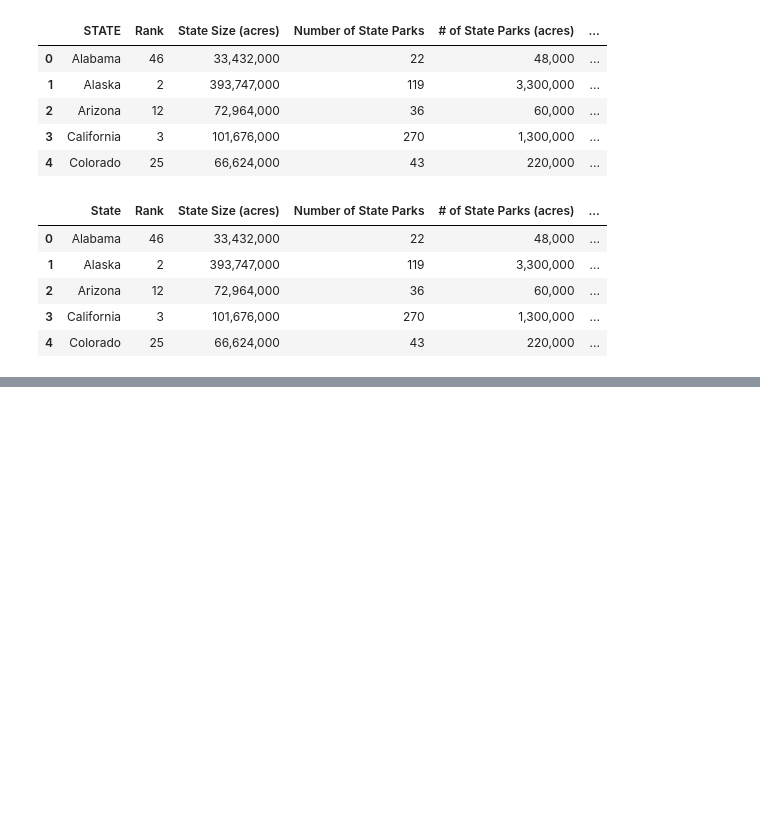
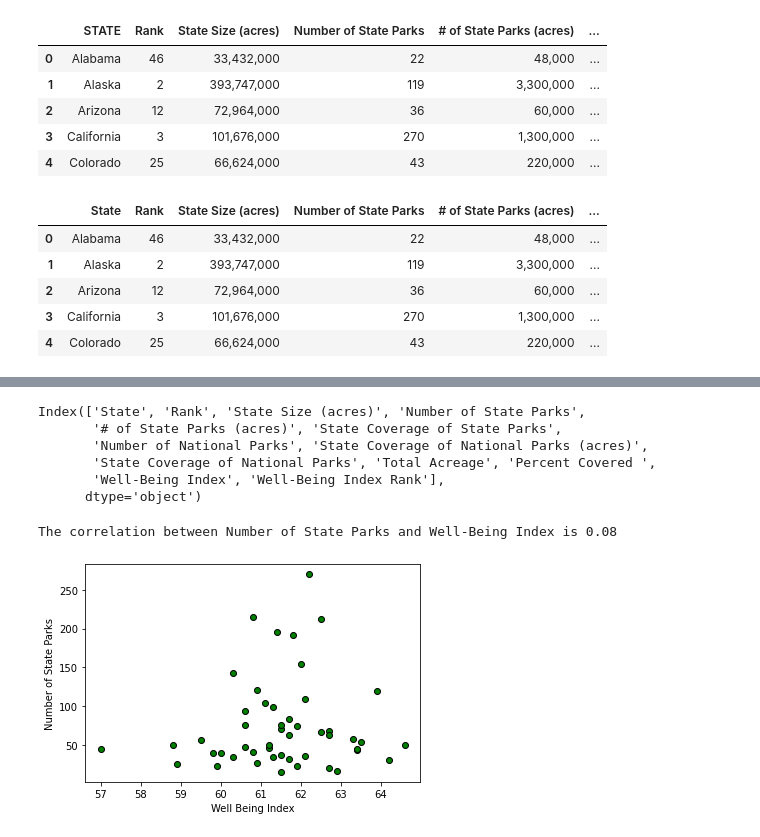
Before and after one commit to apfleegor/project-1-group-4, a Jupyter notebook: Code/MylesCode.ipynb, the cells around one changed output, grey strips where cells are left out. Saved outputs shown, nothing was run; the diff lists cells and outputs as text; code cells hidden in the pictures; blank space fills up the shorter version.

```diff
--- a/Code/MylesCode.ipynb
+++ b/Code/MylesCode.ipynb
@@ -71,0 +61,5 @@ merge_df
+# %%
+# Cleaning Merged Data
+
+merge_df['Total Acreage'] = merge_df['Total Acreage'].str.replace(',','')
+merge_df.head()
@@ -71,0 +73,31 @@ merge_df
+# %%
+merge_df["Total Acreage"] = merge_df["Total Acreage"].astype('float')
+# %%
+merge_df.columns
+# %% [output]
+Index(['State', 'Rank', 'State Size (acres)', 'Number of State Parks',
+       '# of State Parks (acres)', 'State Coverage of State Parks',
+       'Number of National Parks', 'State Coverage of National Parks (acres)',
+       'State Coverage of National Parks', 'Total Acreage', 'Percent Covered ',
+       'Well-Being Index', 'Well-Being Index Rank'],
+      dtype='object')
+# %%
+# Linear Regression Model fx 1
+
+equation = linregress(merge_df["Well-Being Index"], merge_df["Number of State Parks"])
+
+# Fx 2
+plt.scatter(merge_df["Well-Being Index"], merge_df["Number of State Parks"], facecolor="green", edgecolor="black")
+plt.annotate(equation,(5.8,0.8),fontsize=15)
+correlation = st.pearsonr(merge_df["Well-Being Index"], merge_df["Number of State Parks"])
+print(f"The correlation between Number of State Parks and Well-Being Index is {round(correlation[0],2)}")
+
+# Formatting
+plt.xlabel("Well Being Index")
+plt.ylabel("Number of State Parks")
+plt.title("")
+# plt.savefig("")
+plt.show()
+# %% [output]
+The correlation between Number of State Parks and Well-Being Index is 0.08
+[figure, added]
```
Also changed, not shown: parts of 2 cells of this notebook, 2 other files.
